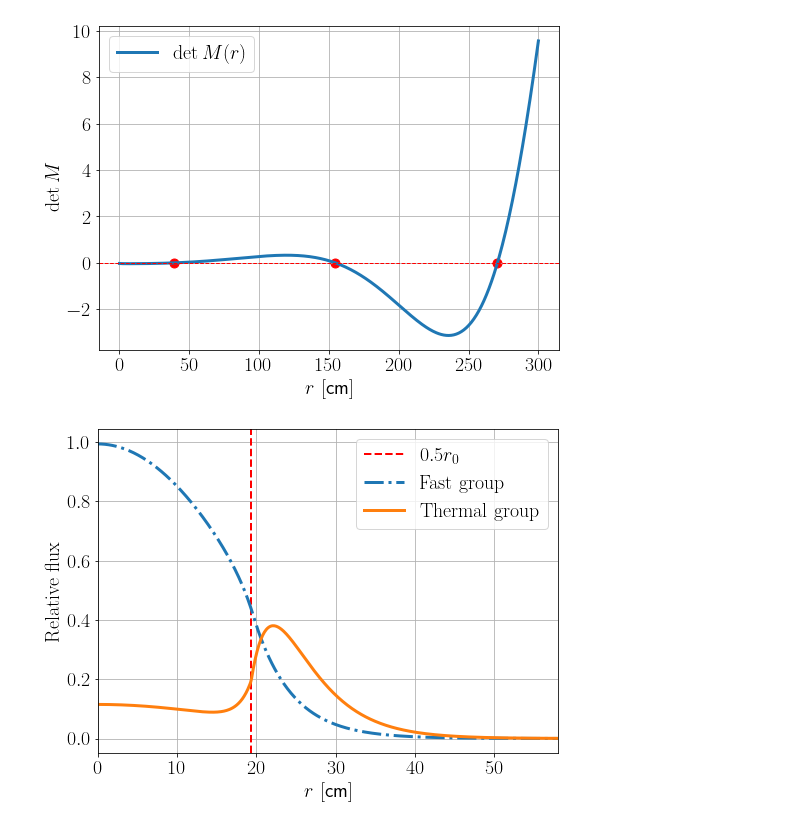
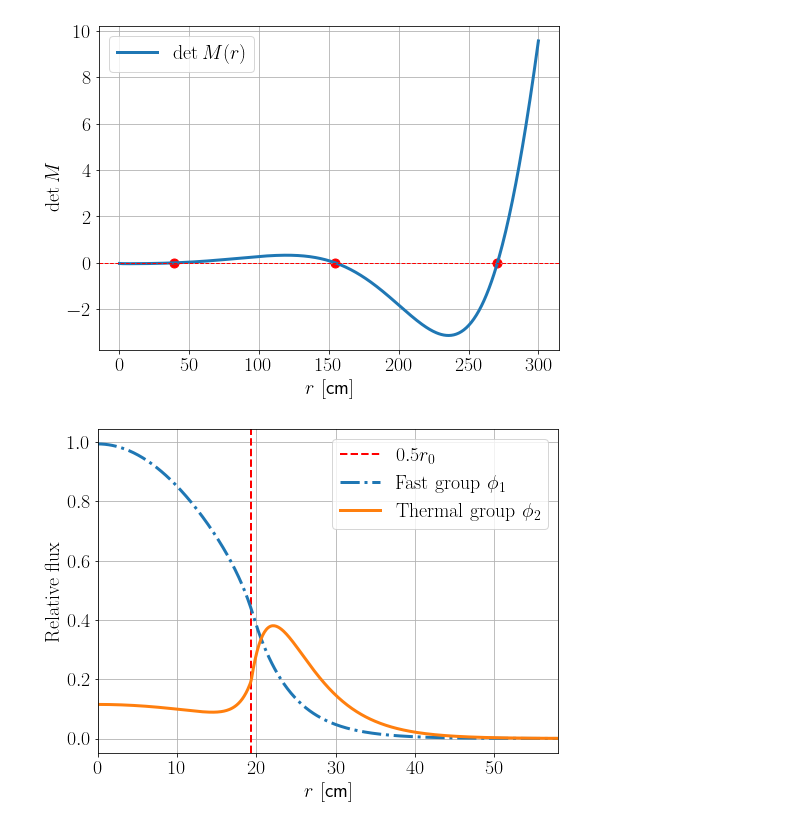
Before and after one commit to dachengx/Group2Flux, a Jupyter notebook: groups.ipynb, the cells around one changed output. Saved outputs shown, nothing was run; the diff lists cells and outputs as text; code cells hidden in the pictures.

```diff
--- a/groups.ipynb
+++ b/groups.ipynb
@@ -194,24 +195,24 @@ def phi_2(x):
 # %%
 fig = plt.figure(figsize=(8, 6))
 # fig.tight_layout()
 gs = gridspec.GridSpec(1, 1, figure=fig, left=0.15, right=0.95, top=0.9, bottom=0.15, wspace=0.4, hspace=0.5)
 ax = fig.add_subplot(gs[0, 0])
 
 r = np.linspace(0, r0 * 1.5, 501)
 ax.axvline(r0 / 2, color='r', linestyle='dashed', label=r'$0.5 r_0$')
-ax.plot(r, np.vectorize(phi_1)(r), '-.', lw=3., label=r'$\mathrm{Fast\ group}$')
-ax.plot(r, np.vectorize(phi_2)(r), '-', lw=3., label=r'$\mathrm{Thermal\ group}$')
+ax.plot(r, np.vectorize(phi_1)(r), '-.', lw=3., label=r'$\mathrm{Fast\ group}\ \phi_1$')
+ax.plot(r, np.vectorize(phi_2)(r), '-', lw=3., label=r'$\mathrm{Thermal\ group}\ \phi_2$')
 # ax.axhline(0, color='r')
 ax.set_xlabel(r'$r\ [\si{cm}]$')
 ax.set_ylabel(r'$\mathrm{Relative\ flux}$')
 ax.set_xlim(r[0], r[-1])
 # ax.set_ylim()
 # ax.set_yscale('log')
 ax.grid()
 ax.legend(loc='upper right', prop={'size': 20})
 
 fig.savefig('thesis/figures/flux_r.svg', transparent=True, dpi=800)
 
 plt.show()
 # %% [output]
-[figure, old version]
+[figure, new version]
```
Also changed, not shown: parts of 2 cells of this notebook, 7 other files.
